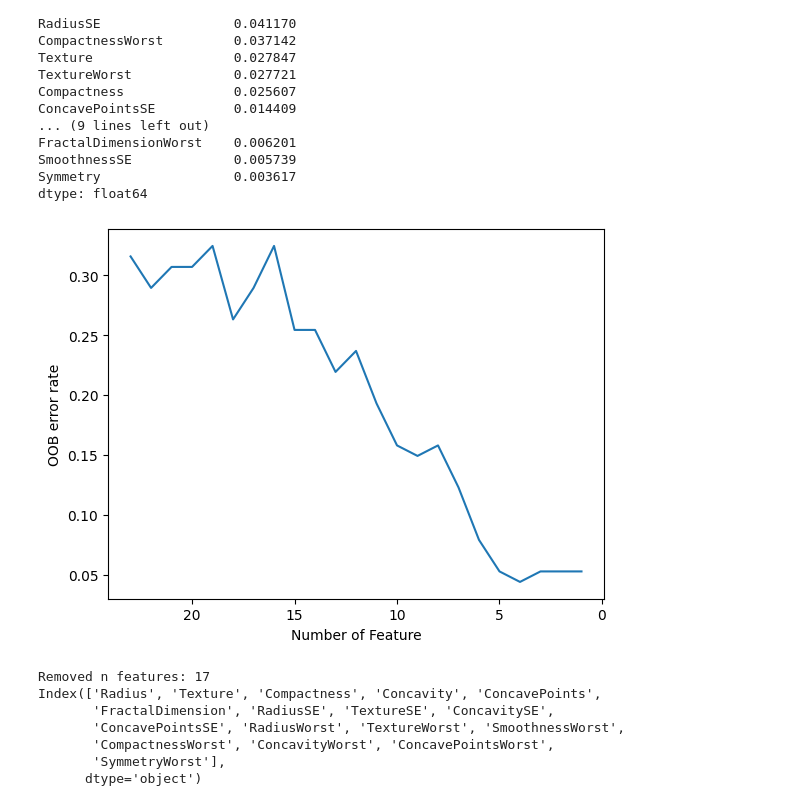
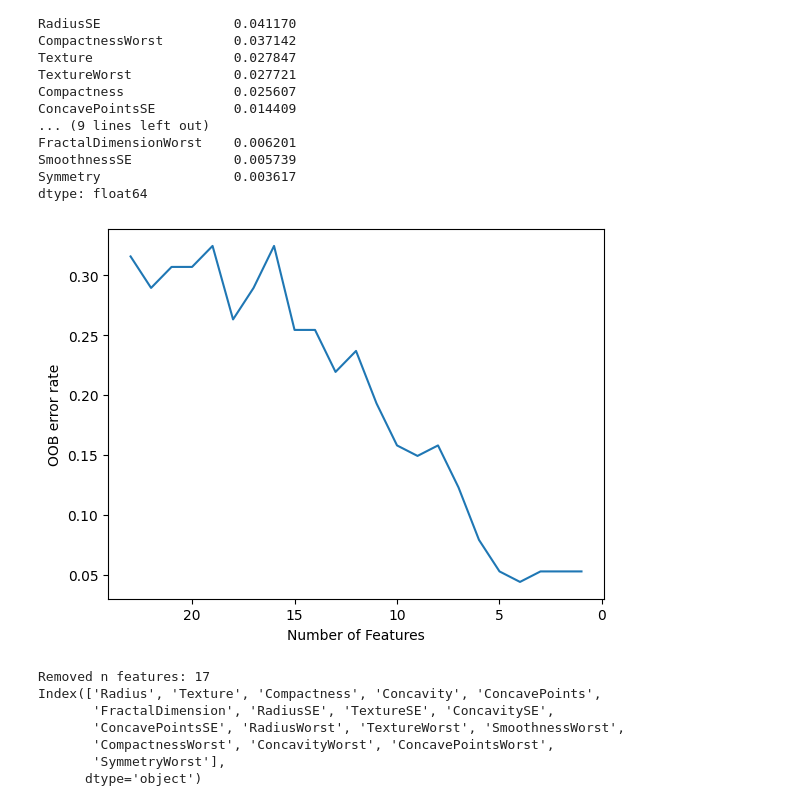
Before and after one commit to Berat03/ml_coursework, a Jupyter notebook: Random_Forest_2.ipynb, the cells around one changed output. Drawn from its saved outputs; the diff is of its cells as text; code cells hidden in the pictures.

```diff
--- a/Random_Forest_2.ipynb
+++ b/Random_Forest_2.ipynb
@@ -87,28 +87,28 @@ dtype: float64
 # %%
 idx = []
 error_rate = []
 tempx = x_test
 f_rm = 0
 rfc_og = RandomForestClassifier(n_estimators=100, oob_score=True, bootstrap=True, random_state=3)
 
 for i in feature_scores:
     rfc_og.fit(tempx, y_test)
     oob_error = 1 - rfc_og.oob_score_
     error_rate.append(oob_error)
 
     f_rm += 1
     idx.append(f_rm)
 
     tempx = tempx.drop(i, axis = 1)
     if len(tempx.columns) <= 1:
         break
 plt.plot(idx, error_rate)
-plt.xlabel("Number of Feature")
+plt.xlabel("Number of Features")
 plt.ylabel("OOB error rate")
 plt.gca().invert_xaxis()
 plt.show()
 # %% [output]
-[figure, old version]
+[figure, new version]
 # %%
 rfecv = RFECV(estimator=rfc_og, step=1, cv=5,scoring='accuracy')
 rfecv = rfecv.fit(x_train, y_train)
```
Also changed, not shown: parts of 4 cells of this notebook.
